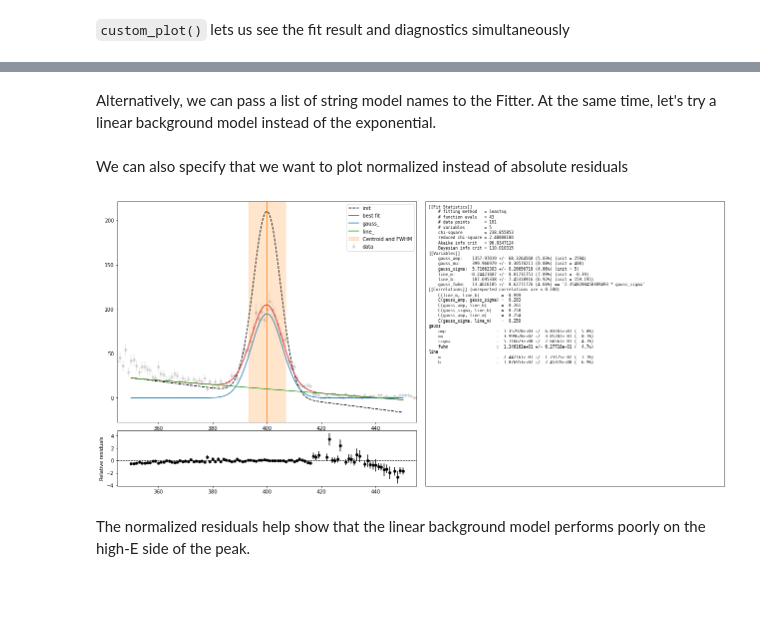
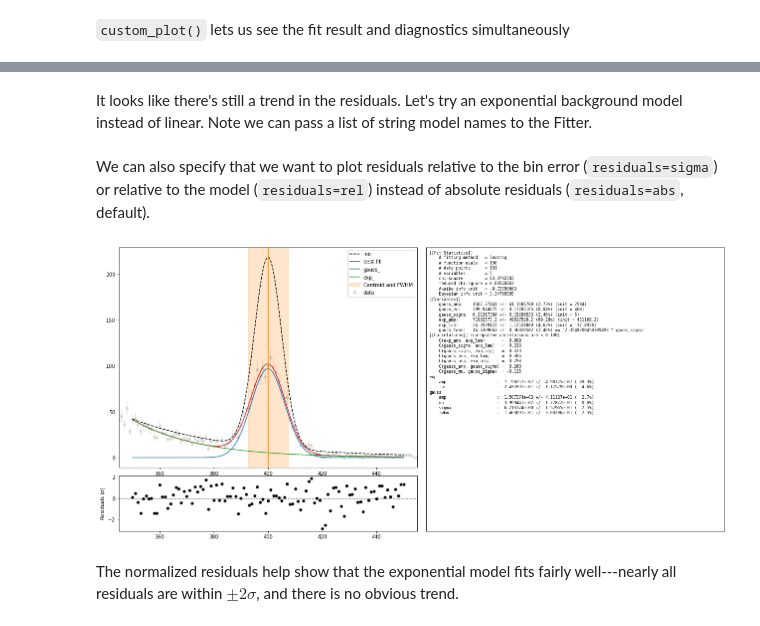
Before and after one commit to lbl-anp/becquerel, a Jupyter notebook: examples/fitting.ipynb, the cells around one changed output, grey strips where cells are left out. Saved outputs shown, nothing was run; the diff lists cells and outputs as text; code cells hidden in the pictures; blank space fills up the shorter version.

Commit message:
three options for plot residuals: relative, sigma, absolute; note change in sign

```diff
--- a/examples/fitting.ipynb
+++ b/examples/fitting.ipynb
@@ -51,20 +51,21 @@ plt.show()
-# %% [markdown]
-Alternatively, we can pass a list of string model names to the Fitter. At the same time, let's try a linear background model instead of the exponential.
+# %% [markdown]
+It looks like there's still a trend in the residuals. Let's try an exponential background model instead of linear.
+Note we can pass a list of string model names to the Fitter.
 # %%
 fitter = bq.Fitter(
-    ['gauss', 'line'],
+    ['gauss', 'exp'],
+    x=spec1.bin_indices,
     y=spec1.counts_vals,
-    x=spec1.channels,
     y_unc=spec1.counts_uncs,
     roi=(350, 450)
 )
 fitter.fit()
 # %% [markdown]
-We can also specify that we want to plot normalized instead of absolute residuals
+We can also specify that we want to plot residuals relative to the bin error (`residuals=sigma`) or relative to the model (`residuals=rel`) instead of absolute residuals (`residuals=abs`, default).
 # %%
-fitter.custom_plot(norm_residuals=True)
+fitter.custom_plot(residuals='sigma')
 plt.show()
 # %% [output]
-[figure, old version]
+[figure, new version]
-# %% [markdown]
-The normalized residuals help show that the linear background model performs poorly on the high-E side of the peak.
+# %% [markdown]
+The normalized residuals help show that the exponential model fits fairly well---nearly all residuals are within $\pm2\sigma$, and there is no obvious trend.
```
Also changed, not shown: parts of 5 cells of this notebook, 1 other file.
